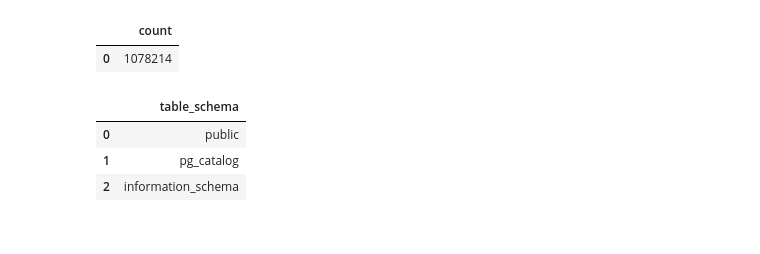
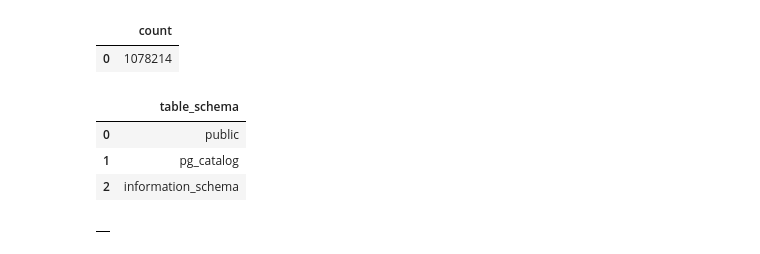
Before and after one commit to rosolimo212/sport, a Jupyter notebook: old_data.ipynb, the cells around one changed output. Drawn from its saved outputs; the diff is of its cells as text; code cells hidden in the pictures.

```diff
--- a/old_data.ipynb
+++ b/old_data.ipynb
@@ -403,9 +432,11 @@ limit 5
 | 1 | pg_catalog |
 | 2 | information_schema |
 # %%
-get_data("""
+dl.get_data("""
 
 drop table main_data
 
 
 """)
+# %% [output]
+|  |
```
Also changed, not shown: parts of 12 cells of this notebook, 1 other file.
